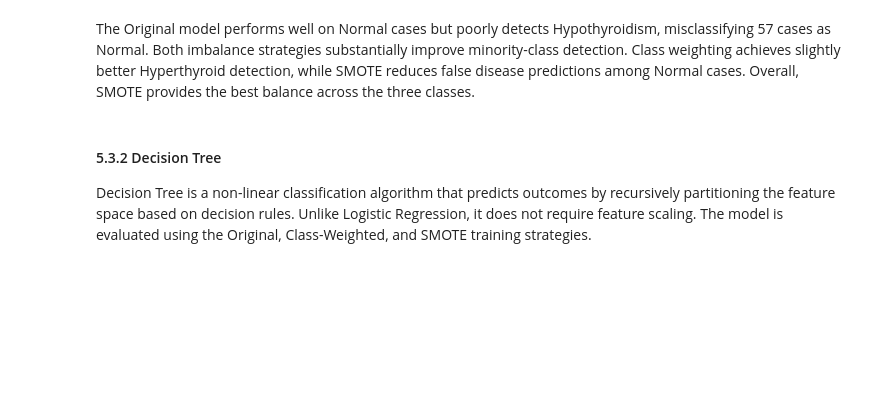
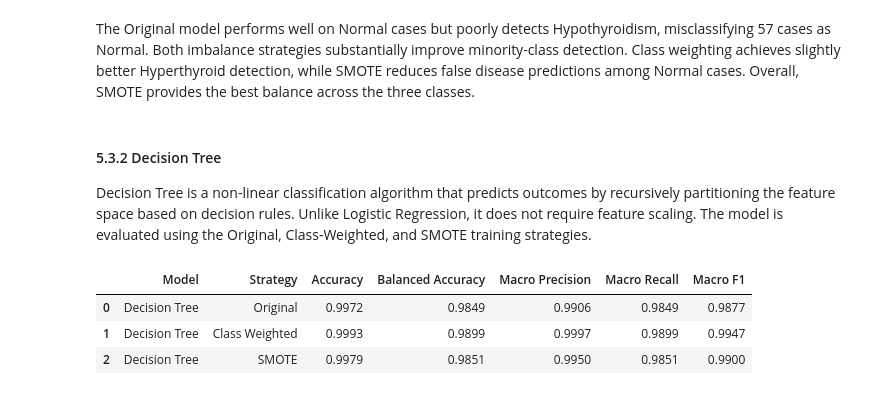
Before and after one commit to byegond-beep/Multi-class-Thyroid-Disease-Classification, a Jupyter notebook: notebook.ipynb, the cells around one changed output. Saved outputs shown, nothing was run; the diff lists cells and outputs as text; code cells hidden in the pictures; blank space fills up the shorter version.

```diff
--- a/notebook.ipynb
+++ b/notebook.ipynb
@@ -1466,3 +1468,58 @@ The Original model performs well on Normal cases but poorly detects Hypothyroidi
 #### 5.3.2 Decision Tree
 
 Decision Tree is a non-linear classification algorithm that predicts outcomes by recursively partitioning the feature space based on decision rules. Unlike Logistic Regression, it does not require feature scaling. The model is evaluated using the Original, Class-Weighted, and SMOTE training strategies.
+# %%
+# Decision Tree variants
+dt_models = {
+    "Original": DecisionTreeClassifier(
+        random_state=42
+    ),
+
+    "Class Weighted": DecisionTreeClassifier(
+        class_weight="balanced",
+        random_state=42
+    ),
+
+    "SMOTE": DecisionTreeClassifier(
+        random_state=42
+    )
+}
+
+# Store predictions
+dt_predictions = {}
+
+# Train and evaluate
+for strategy, model in dt_models.items():
+
+    if strategy == "SMOTE":
+        X_fit = X_train_smote
+        y_fit = y_train_smote
+    else:
+        X_fit = X_train
+        y_fit = y_train
+
+    model.fit(X_fit, y_fit)
+
+    results, predictions = evaluate_model(
+        model,
+        X_test,
+        y_test,
+        "Decision Tree",
+        strategy
+    )
+
+    model_results.append(results)
+    dt_predictions[strategy] = predictions
+
+# Compare Decision Tree variants
+dt_comparison = pd.DataFrame([
+    result for result in model_results
+    if result["Model"] == "Decision Tree"
+])
+
+dt_comparison.round(4)
+# %% [output]
+|  | Model | Strategy | Accuracy | Balanced Accuracy | Macro Precision | Macro Recall | Macro F1 |
+| 0 | Decision Tree | Original | 0.9972 | 0.9849 | 0.9906 | 0.9849 | 0.9877 |
+| 1 | Decision Tree | Class Weighted | 0.9993 | 0.9899 | 0.9997 | 0.9899 | 0.9947 |
+| 2 | Decision Tree | SMOTE | 0.9979 | 0.9851 | 0.9950 | 0.9851 | 0.9900 |
```
Also changed, not shown: parts of 5 cells of this notebook.
